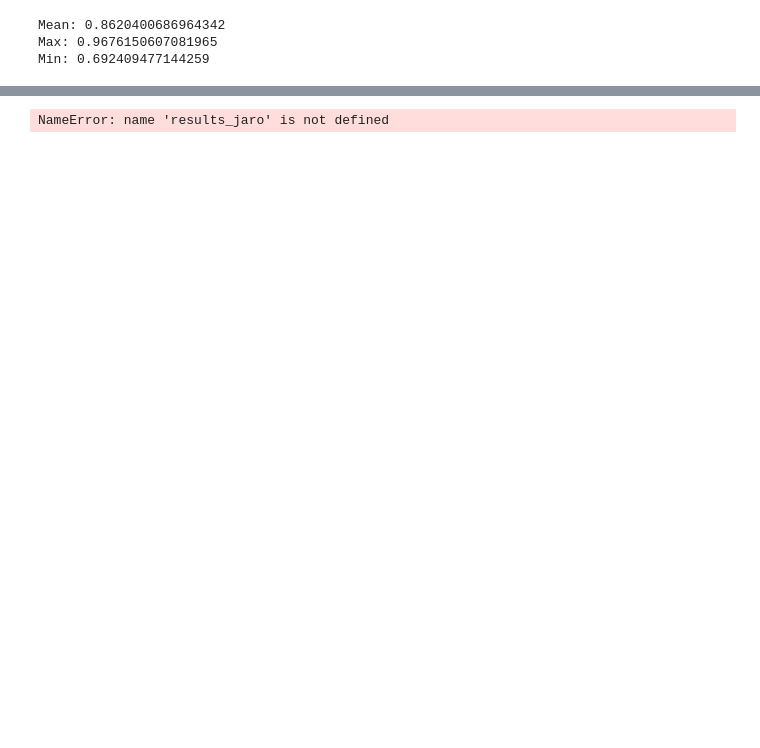
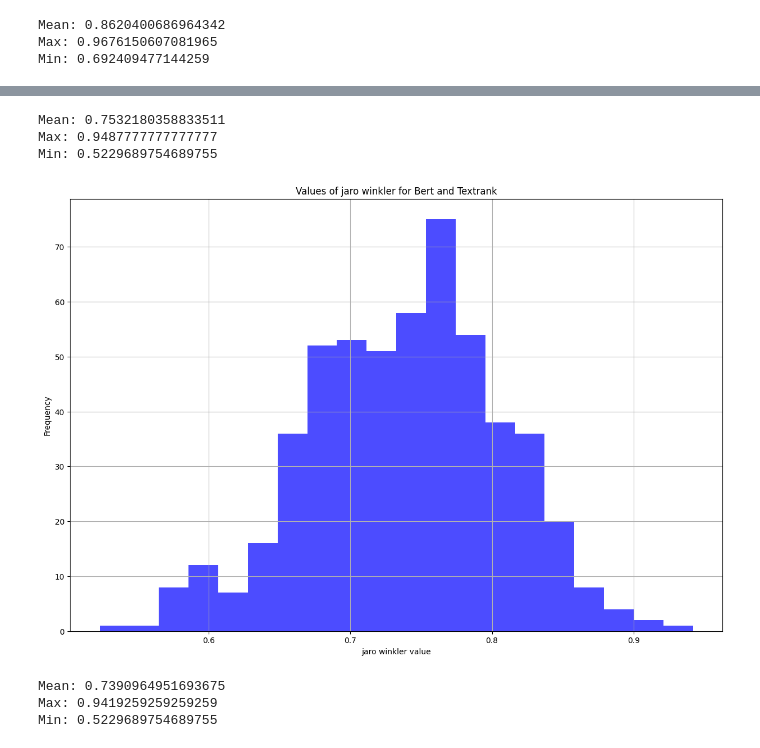
Before and after one commit to Mateusz-Wojciechowski/keyword-extraction, a Jupyter notebook: data_playground.ipynb, the cells around one changed output, grey strips where cells are left out. Saved outputs shown, nothing was run; the diff lists cells and outputs as text; code cells hidden in the pictures; blank space fills up the shorter version.

```diff
--- a/data_playground.ipynb
+++ b/data_playground.ipynb
@@ -231,6 +244,20 @@ generate_metric_plot(results_jaro_bert_yake, 'jaro winkler', 'Bert', 'Yake')
 # %%
-print(f"Mean: {mean(results_jaro)}")
-print(f"Max: {max(results_jaro)}")
-print(f"Min: {min(results_jaro)}")
+print(f"Mean: {mean(results_jaro_bert_yake)}")
+print(f"Max: {max(results_jaro_bert_yake)}")
+print(f"Min: {min(results_jaro_bert_yake)}")
 # %% [output]
-NameError: name 'results_jaro' is not defined
+Mean: 0.7532180358833511
+Max: 0.9487777777777777
+Min: 0.5229689754689755
+# %%
+generate_metric_plot(results_jaro_bert_textrank, 'jaro winkler', 'Bert', 'Textrank')
+# %% [output]
+[figure, added]
+# %%
+print(f"Mean: {mean(results_jaro_bert_textrank)}")
+print(f"Max: {max(results_jaro_bert_textrank)}")
+print(f"Min: {min(results_jaro_bert_textrank)}")
+# %% [output]
+Mean: 0.7390964951693675
+Max: 0.9419259259259259
+Min: 0.5229689754689755
```
Also changed, not shown: parts of 15 cells of this notebook, 1 other file.
